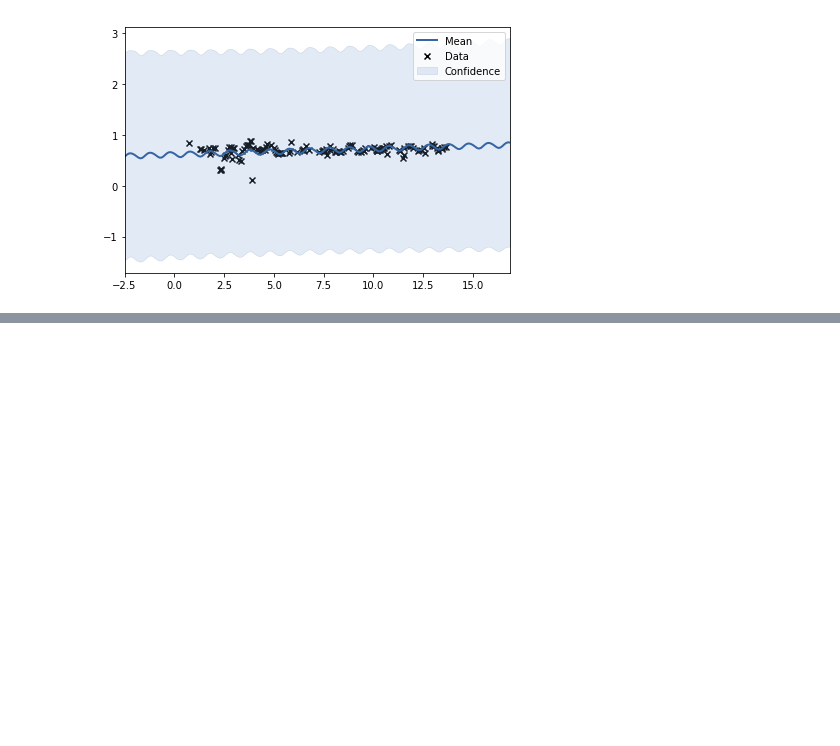
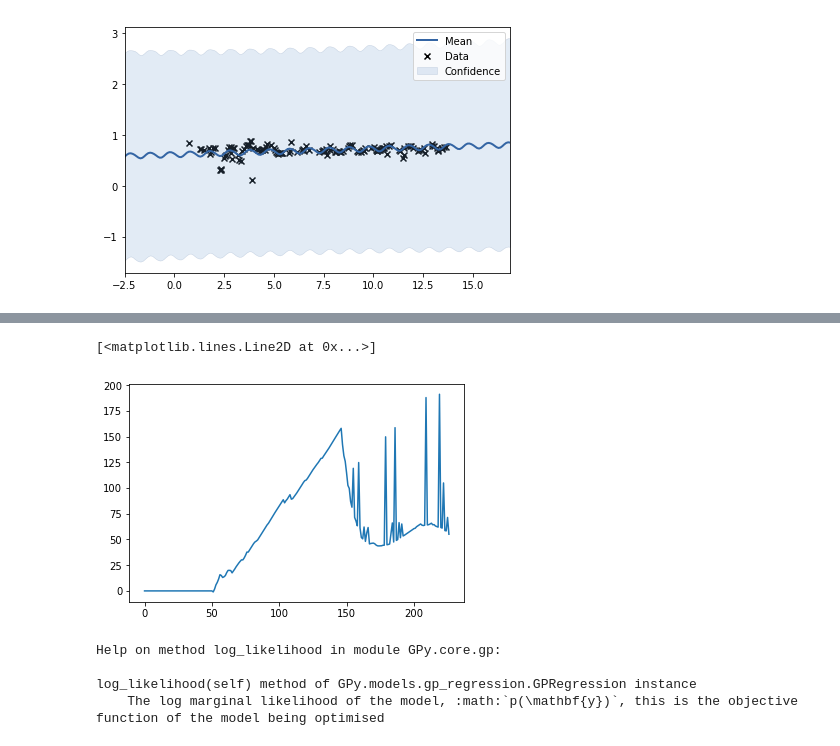
Before and after one commit to edd3x/Sat_im, a Jupyter notebook: Pete-Hackday-notebook.ipynb, the cells around one changed output, grey strips where cells are left out. Saved outputs shown, nothing was run; the diff lists cells and outputs as text; code cells hidden in the pictures; blank space fills up the shorter version.

```diff
--- a/Pete-Hackday-notebook.ipynb
+++ b/Pete-Hackday-notebook.ipynb
@@ -388,0 +356,12 @@ plt.ylim(-6,6)
+# %%
+plt.plot(np.arange(0,log_like.size),log_like)
+# %% [output]
+[<matplotlib.lines.Line2D at 0x...>]
+[figure, added]
+# %%
+help(m.log_likelihood)
+# %% [output]
+Help on method log_likelihood in module GPy.core.gp:
+
+log_likelihood(self) method of GPy.models.gp_regression.GPRegression instance
+    The log marginal likelihood of the model, :math:`p(\mathbf{y})`, this is the objective function of the model being optimised
```
Also changed, not shown: parts of 10 cells of this notebook.
